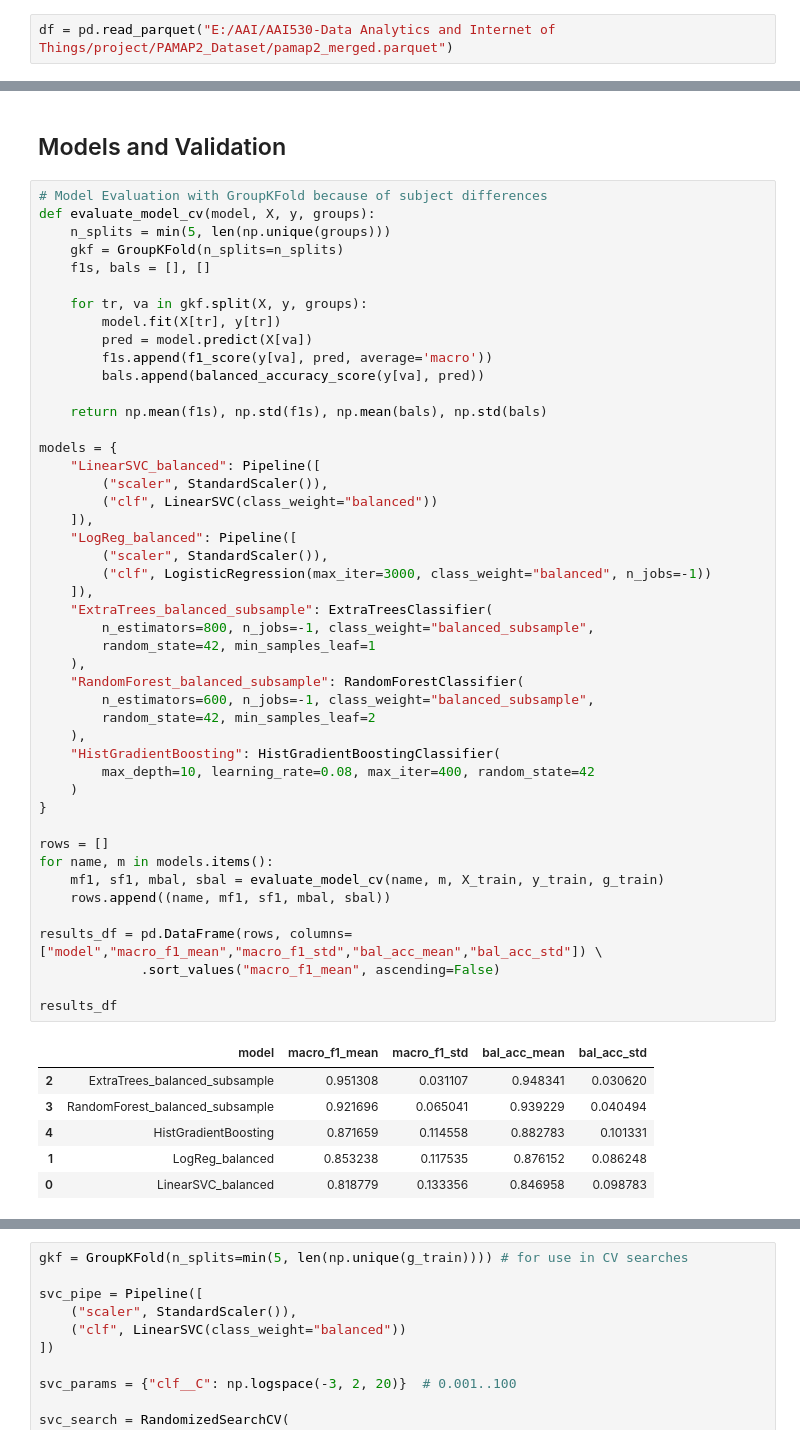
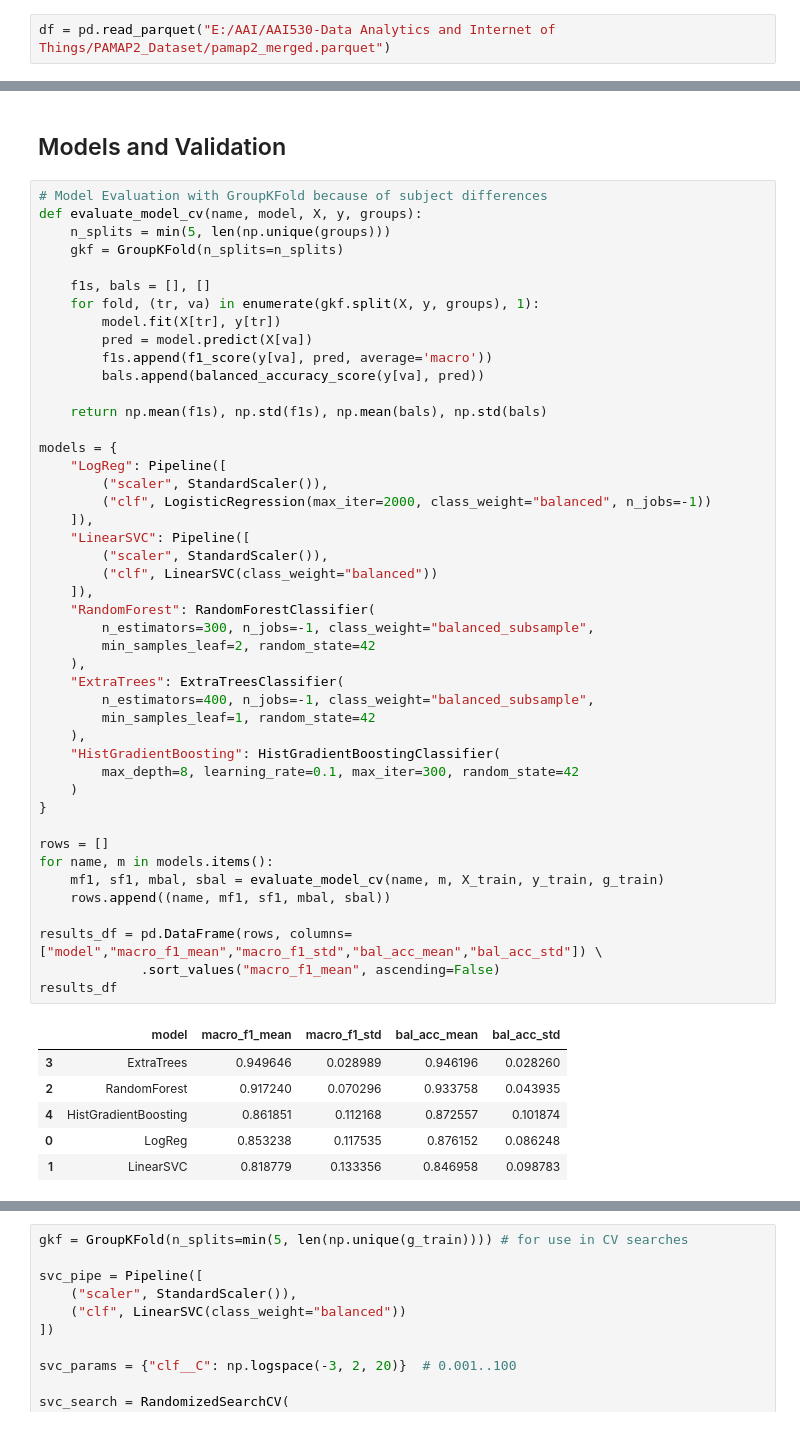
Before and after one commit to AAI530-Team6/final-team-project, a Jupyter notebook: pamap_project.ipynb, the cells around one changed output, grey strips where cells are left out. Cells and saved outputs as stored; diff of their text form.

```diff
--- a/pamap_project.ipynb
+++ b/pamap_project.ipynb
@@ -20,7 +23,7 @@ import pandas as pd
 # %% [markdown]
 ### Load PAMAP2 Merged Dataset
 # %%
-df = pd.read_parquet("E:/AAI/AAI530-Data Analytics and Internet of Things/project/PAMAP2_Dataset/pamap2_merged.parquet")
+df = pd.read_parquet("E:/AAI/AAI530-Data Analytics and Internet of Things/PAMAP2_Dataset/pamap2_merged.parquet")
 # %%
 # Confirm Dataset Structure
 df.shape
@@ -812,54 +815,53 @@ Name: count, dtype: int64
 ## Models and Validation
 # %%
 # Model Evaluation with GroupKFold because of subject differences
-def evaluate_model_cv(model, X, y, groups):
+def evaluate_model_cv(name, model, X, y, groups):
     n_splits = min(5, len(np.unique(groups)))
     gkf = GroupKFold(n_splits=n_splits)
+
     f1s, bals = [], []
-
-    for tr, va in gkf.split(X, y, groups):
+    for fold, (tr, va) in enumerate(gkf.split(X, y, groups), 1):
         model.fit(X[tr], y[tr])
         pred = model.predict(X[va])
         f1s.append(f1_score(y[va], pred, average='macro'))
         bals.append(balanced_accuracy_score(y[va], pred))
 
     return np.mean(f1s), np.std(f1s), np.mean(bals), np.std(bals)
 
 models = {
-    "LinearSVC_balanced": Pipeline([
+    "LogReg": Pipeline([
+        ("scaler", StandardScaler()),
+        ("clf", LogisticRegression(max_iter=2000, class_weight="balanced", n_jobs=-1))
+    ]),
+    "LinearSVC": Pipeline([
         ("scaler", StandardScaler()),
         ("clf", LinearSVC(class_weight="balanced"))
     ]),
-    "LogReg_balanced": Pipeline([
-        ("scaler", StandardScaler()),
-        ("clf", LogisticRegression(max_iter=3000, class_weight="balanced", n_jobs=-1))
-    ]),
-    "ExtraTrees_balanced_subsample": ExtraTreesClassifier(
-        n_estimators=800, n_jobs=-1, class_weight="balanced_subsample",
-        random_state=42, min_samples_leaf=1
+    "RandomForest": RandomForestClassifier(
+        n_estimators=300, n_jobs=-1, class_weight="balanced_subsample",
+        min_samples_leaf=2, random_state=42
     ),
-    "RandomForest_balanced_subsample": RandomForestClassifier(
-        n_estimators=600, n_jobs=-1, class_weight="balanced_subsample",
-        random_state=42, min_samples_leaf=2
+    "ExtraTrees": ExtraTreesClassifier(
+        n_estimators=400, n_jobs=-1, class_weight="balanced_subsample",
+        min_samples_leaf=1, random_state=42
     ),
     "HistGradientBoosting": HistGradientBoostingClassifier(
-        max_depth=10, learning_rate=0.08, max_iter=400, random_state=42
+        max_depth=8, learning_rate=0.1, max_iter=300, random_state=42
     )
 }
 
 rows = []
 for name, m in models.items():
     mf1, sf1, mbal, sbal = evaluate_model_cv(name, m, X_train, y_train, g_train)
     rows.append((name, mf1, sf1, mbal, sbal))
 
 results_df = pd.DataFrame(rows, columns=["model","macro_f1_mean","macro_f1_std","bal_acc_mean","bal_acc_std"]) \
              .sort_values("macro_f1_mean", ascending=False)
-
 results_df
 # %% [output]
 |  | model | macro_f1_mean | macro_f1_std | bal_acc_mean | bal_acc_std |
-| 2 | ExtraTrees_balanced_subsample | 0.951308 | 0.031107 | 0.948341 | 0.030620 |
-| 3 | RandomForest_balanced_subsample | 0.921696 | 0.065041 | 0.939229 | 0.040494 |
-| 4 | HistGradientBoosting | 0.871659 | 0.114558 | 0.882783 | 0.101331 |
-| 1 | LogReg_balanced | 0.853238 | 0.117535 | 0.876152 | 0.086248 |
-| 0 | LinearSVC_balanced | 0.818779 | 0.133356 | 0.846958 | 0.098783 |
+| 3 | ExtraTrees | 0.949646 | 0.028989 | 0.946196 | 0.028260 |
+| 2 | RandomForest | 0.917240 | 0.070296 | 0.933758 | 0.043935 |
+| 4 | HistGradientBoosting | 0.861851 | 0.112168 | 0.872557 | 0.101874 |
+| 0 | LogReg | 0.853238 | 0.117535 | 0.876152 | 0.086248 |
+| 1 | LinearSVC | 0.818779 | 0.133356 | 0.846958 | 0.098783 |
```
Also changed, not shown: parts of 12 cells of this notebook, 4 other files.
